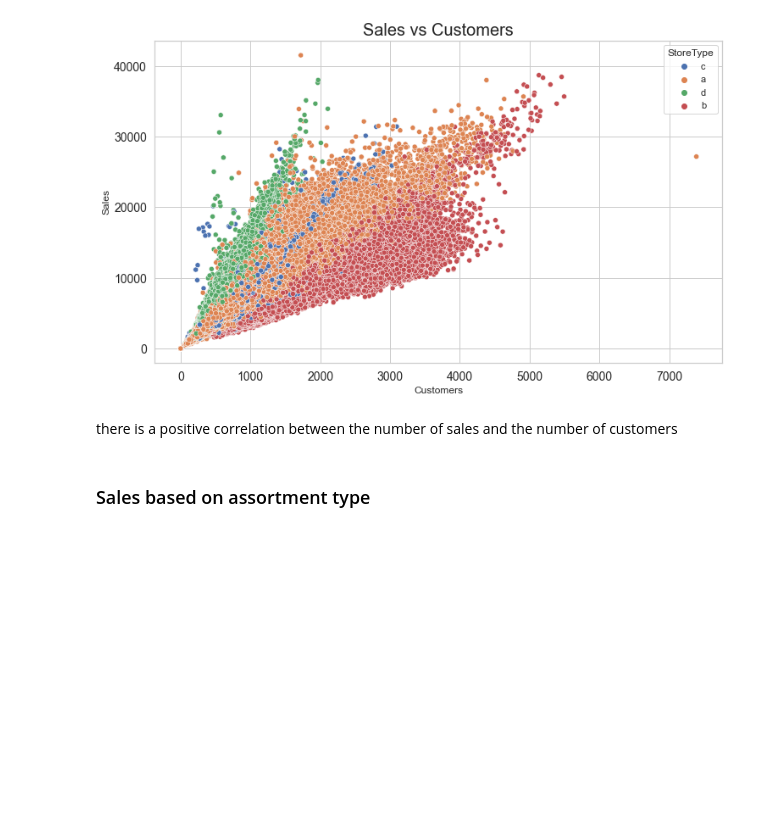
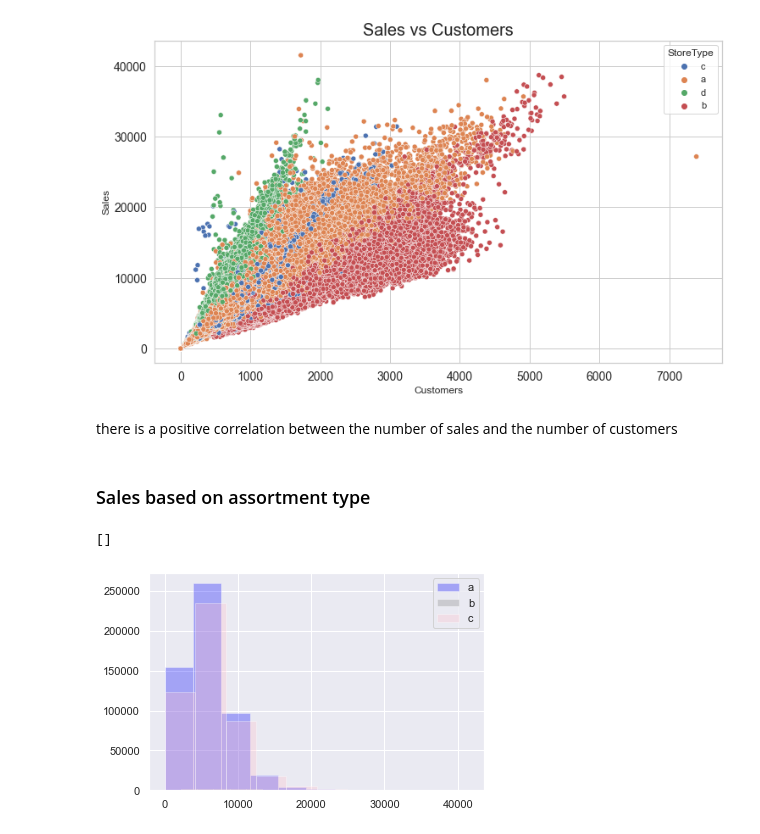
Before and after one commit to yonamg/Pharmaceutical-Sales-Prediction, a Jupyter notebook: notebook/Sales_EDA_process.ipynb, the cells around one changed output. Cells and saved outputs as stored; diff of their text form; code cells hidden in the pictures; blank space fills up the shorter version.

```diff
--- a/notebook/Sales_EDA_process.ipynb
+++ b/notebook/Sales_EDA_process.ipynb
@@ -246,7 +246,17 @@ plot.sc_matrix(train_df[attributes], "Sales vs Customers")
 plot.plot_scatter(train_df[attributes], train_df['Customers'], train_df['Sales'], 'Sales vs Customers', train_df['StoreType'], None)
 # %% [output]
 [figure]
-# %% [markdown]
-there is a positive correlation between the number of sales and the number of customers
-# %% [markdown]
-### Sales based on assortment type
+# %% [markdown]
+there is a positive correlation between the number of sales and the number of customers
+# %% [markdown]
+### Sales based on assortment type
+# %%
+sns.set()
+plt.hist(train_df[train_df['Assortment'] == 'a'].Sales, color='blue', alpha=0.3, label = 'a')
+plt.hist(train_df[train_df['Assortment'] == 'b'].Sales, color='gray', alpha=0.3, label = 'b')
+plt.hist(train_df[train_df['Assortment'] == 'c'].Sales, color='pink', alpha=0.3, label = 'c')
+plt.legend()
+plt.plot()
+# %% [output]
+[]
+[figure, added]
```
Also changed, not shown: parts of 6 cells of this notebook.
